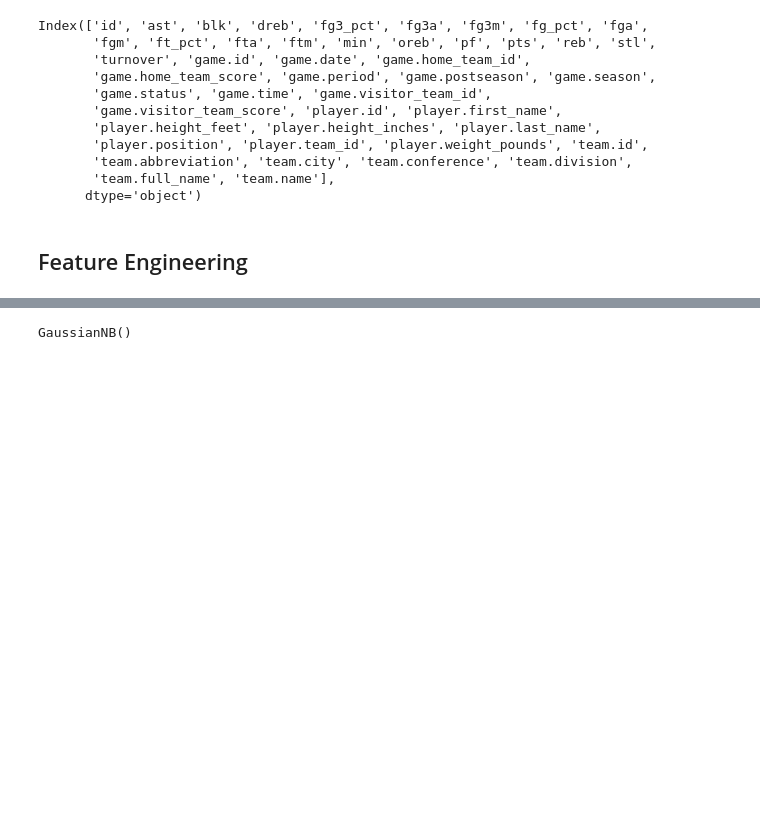
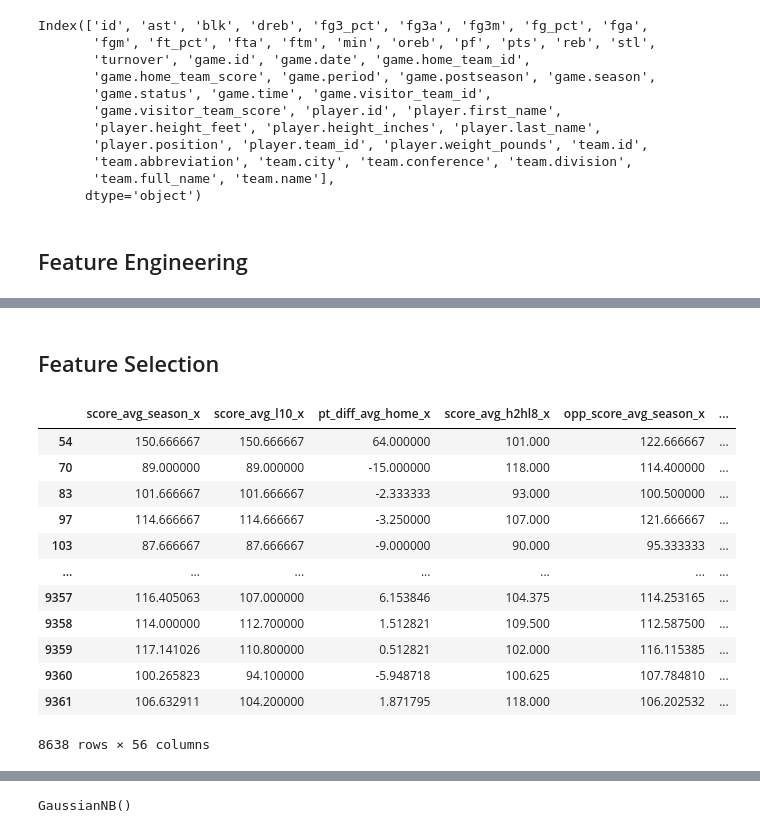
Before and after one commit to kyletsang0/LHL-Final-NBA-Predictor, a Jupyter notebook: NBA Predictor.ipynb, the cells around one changed output, grey strips where cells are left out. Cells and saved outputs as stored; diff of their text form; code cells hidden in the pictures; blank space fills up the shorter version.

```diff
--- a/NBA Predictor.ipynb
+++ b/NBA Predictor.ipynb
@@ -201,0 +323,49 @@ X = scaler.fit_transform(X)
+# %%
+features_columns = ['opp_ast_x', 'opp_blk_x', 'opp_dreb_x', 'opp_fg3a_x',
+       'opp_fg3m_x', 'opp_fga_x', 'opp_fgm_x', 'opp_fta_x', 'opp_ftm_x',
+       'opp_oreb_x', 'opp_pf_x', 'opp_reb_x', 'opp_stl_x',
+       'opp_turnover_x', 'score_avg_season_x', 'score_avg_l10_x',
+       'pt_diff_avg_home_x', 'score_avg_h2hl8_x', 'opp_score_avg_season_x',
+       'opp_score_avg_l10_x', 'opp_pt_diff_avg_home_x',
+       'opp_score_avg_h2hl8_x', 'pt_diff_avg_season_x', 'pt_diff_avg_l10_x',
+       'pt_diff_avg_h2hl8_x', 'efg_pct_x', 'opp_efg_pct_x', 'fg3m_avg_x',
+       'opp_fg3m_avg_x', 'ftm_avg_x', 'opp_ftm_avg_x', 'ast_avg_x',
+       'opp_ast_avg_x', 'turnover_avg_x', 'opp_turnover_avg_x', 'reb_avg_x',
+       'opp_reb_avg_x', 'oreb_avg_x', 'stl_avg_x', 'opp_stl_avg_x',
+       'blk_avg_x', 'opp_blk_avg_x', 'opp_ast_y', 'opp_blk_y', 'opp_dreb_y', 'opp_fg3a_y',
+       'opp_fg3m_y', 'opp_fga_y', 'opp_fgm_y', 'opp_fta_y', 'opp_ftm_y',
+       'opp_oreb_y', 'opp_pf_y', 'opp_reb_y', 'opp_stl_y',
+       'opp_turnover_y', 'score_avg_season_y', 'score_avg_l10_y',
+       'pt_diff_avg_home_y', 'score_avg_h2hl8_y', 'opp_score_avg_season_y',
+       'opp_score_avg_l10_y', 'opp_pt_diff_avg_home_y',
+       'opp_score_avg_h2hl8_y', 'pt_diff_avg_season_y', 'pt_diff_avg_l10_y',
+       'pt_diff_avg_h2hl8_y', 'efg_pct_y', 'opp_efg_pct_y', 'fg3m_avg_y',
+       'opp_fg3m_avg_y', 'ftm_avg_y', 'opp_ftm_avg_y', 'ast_avg_y',
+       'opp_ast_avg_y', 'turnover_avg_y', 'opp_turnover_avg_y', 'reb_avg_y',
+       'opp_reb_avg_y', 'oreb_avg_y', 'stl_avg_y', 'opp_stl_avg_y',
+       'blk_avg_y', 'opp_blk_avg_y']
+# %% [markdown]
+## Feature Selection
+# %%
+df_X = df.copy()
+df_X.dropna(axis=0, inplace=True)
+
+# create X, y
+y = df_X['winner']
+df_X = df_X.filter(features_columns)
+# %%
+df_X
+# %% [output]
+|  | score_avg_season_x | score_avg_l10_x | pt_diff_avg_home_x | score_avg_h2hl8_x | opp_score_avg_season_x | ... |
+| 54 | 150.666667 | 150.666667 | 64.000000 | 101.000 | 122.666667 | ... |
+| 70 | 89.000000 | 89.000000 | -15.000000 | 118.000 | 114.400000 | ... |
+| 83 | 101.666667 | 101.666667 | -2.333333 | 93.000 | 100.500000 | ... |
+| 97 | 114.666667 | 114.666667 | -3.250000 | 107.000 | 121.666667 | ... |
+| 103 | 87.666667 | 87.666667 | -9.000000 | 90.000 | 95.333333 | ... |
+| ... | ... | ... | ... | ... | ... | ... |
+| 9357 | 116.405063 | 107.000000 | 6.153846 | 104.375 | 114.253165 | ... |
+| 9358 | 114.000000 | 112.700000 | 1.512821 | 109.500 | 112.587500 | ... |
+| 9359 | 117.141026 | 110.800000 | 0.512821 | 102.000 | 116.115385 | ... |
+| 9360 | 100.265823 | 94.100000 | -5.948718 | 100.625 | 107.784810 | ... |
+| 9361 | 106.632911 | 104.200000 | 1.871795 | 118.000 | 106.202532 | ... |
+8638 rows × 56 columns
```
Also changed, not shown: parts of 49 cells of this notebook.
